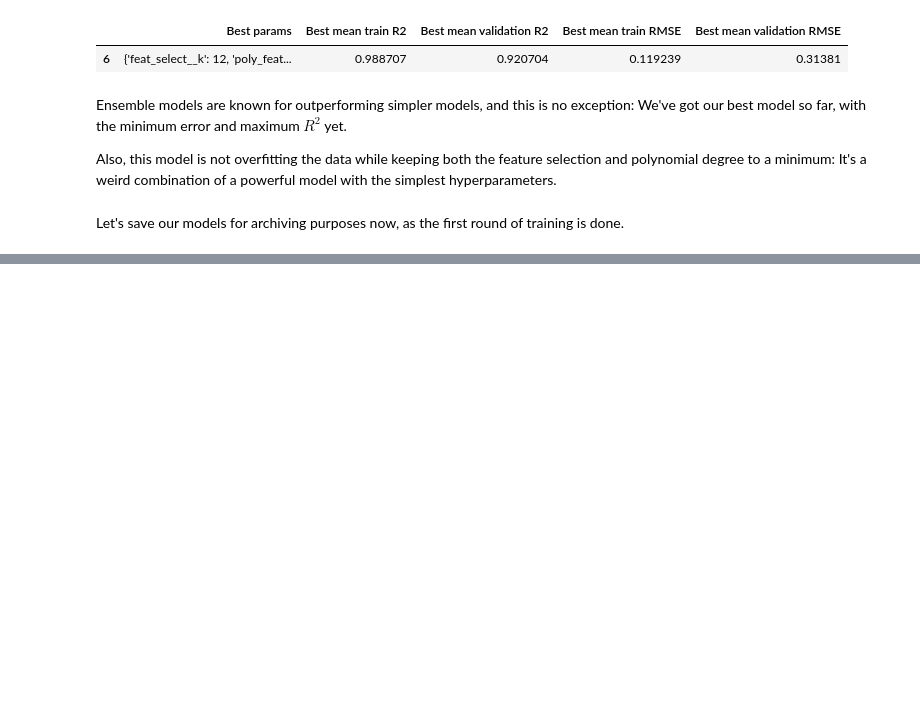
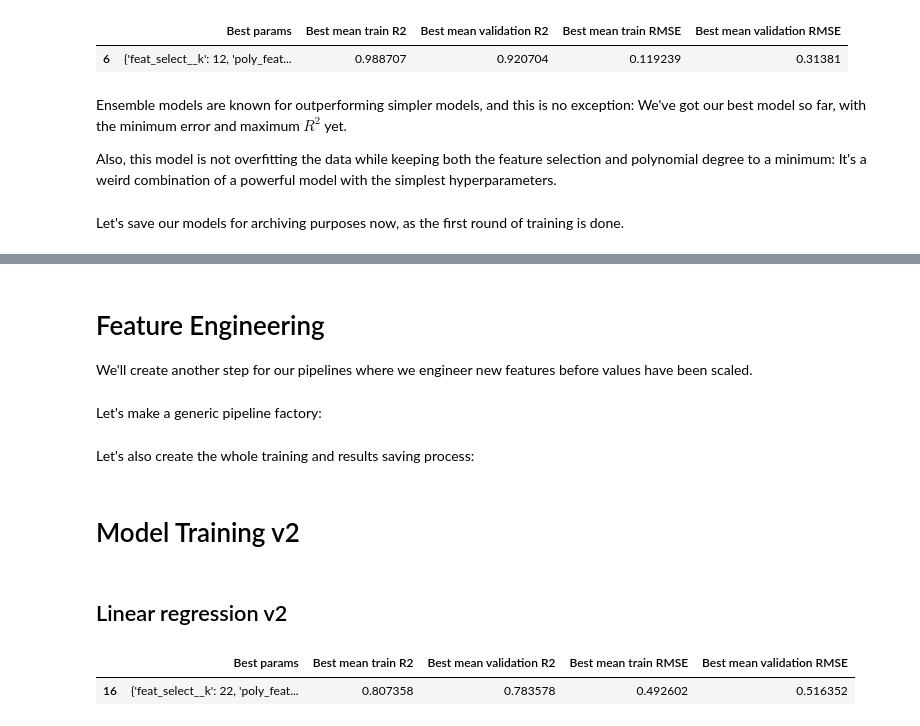
Before and after one commit to flawedvice/happiness-prediction, a Jupyter notebook: exploration.ipynb, the cells around one changed output, grey strips where cells are left out. Saved outputs shown, nothing was run; the diff lists cells and outputs as text; code cells hidden in the pictures; blank space fills up the shorter version.

```diff
--- a/exploration.ipynb
+++ b/exploration.ipynb
@@ -1464,0 +1528,3 @@ for model_name, grid_search in results.items():
+# %% [markdown]
+# Feature Engineering
+We'll create another step for our pipelines where we engineer new features before values have been scaled.
@@ -1464,0 +1556,37 @@ for model_name, grid_search in results.items():
+# %% [markdown]
+Let's make a generic pipeline factory:
+# %%
+def make_pipeline(model):
+
+    pipeline = Pipeline([
+        ("feat_eng", engineer_transformer),         # Feature engineering
+        ("std_scaler", StandardScaler()),           # Standarization
+        ("poly_feat", PolynomialFeatures()),        # Polynomial features
+        ("feat_select", SelectKBest(f_regression)), # Feature selection
+        ("model", model)                            # Linear regression model
+    ])
+    return pipeline
+# %% [markdown]
+Let's also create the whole training and results saving process:
+# %%
+def make_grid_search(model) -> GridSearchCV:
+
+    pipeline = make_pipeline(model)
+
+    param_grid = {
+        "poly_feat__degree": [1, 2, 3],
+        # We now have 22 features!
+        "feat_select__k": [8, 10, 12, 15, 18, 22],
+    }
+
+    cv = KFold(n_splits=5, shuffle=True, random_state=42)
+
+    scoring = ["neg_root_mean_squared_error", "r2"]
+
+    grid_search = GridSearchCV(pipeline,
+                                  param_grid,
+                                  cv=cv,
+                                  scoring=scoring,
+                                  refit="neg_root_mean_squared_error",
+                                  return_train_score=True)
+    return grid_search
@@ -1464,0 +1600,11 @@ for model_name, grid_search in results.items():
+# %% [markdown]
+# Model Training v2
+# %% [markdown]
+## Linear regression v2
+# %%
+linear_model = LinearRegression()
+results, grid_search = train_model(linear_model, X_train, y_train)
+results
+# %% [output]
+|  | Best params | Best mean train R2 | Best mean validation R2 | Best mean train RMSE | Best mean validation RMSE |
+| 16 | {'feat_select__k': 22, 'poly_feat... | 0.807358 | 0.783578 | 0.492602 | 0.516352 |
```
Also changed, not shown: parts of 24 cells of this notebook, 2 other files.
